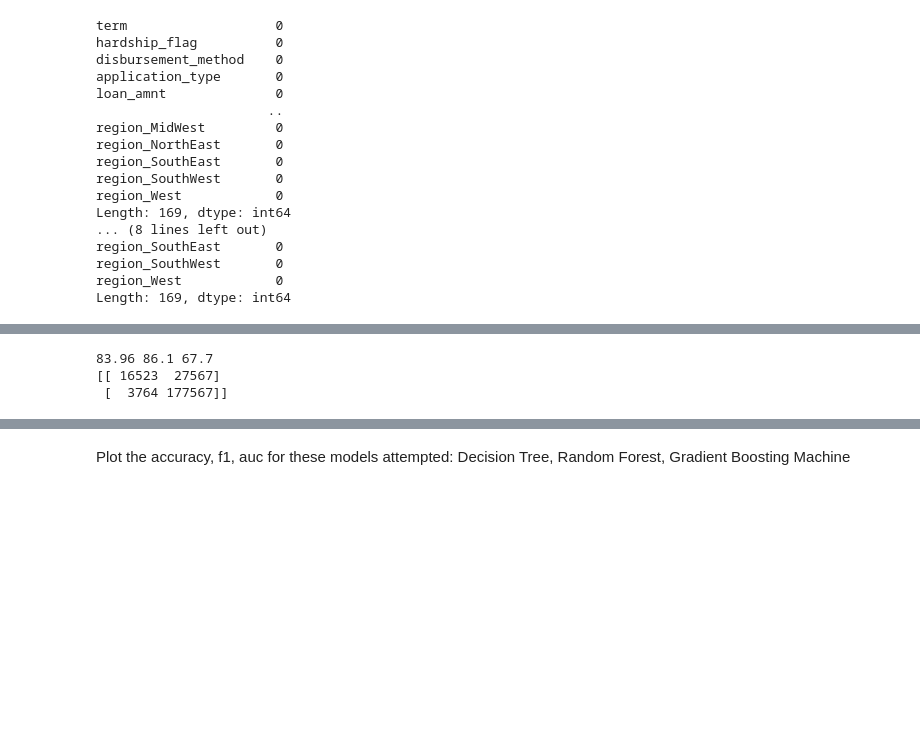
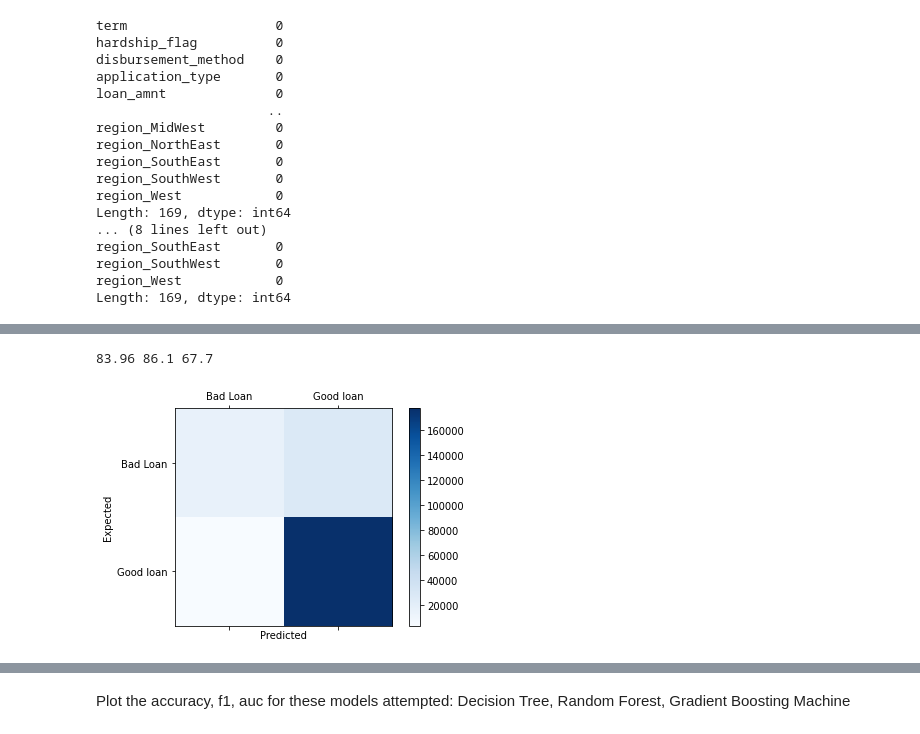
Before and after one commit to chihongtao91/loan_prediction, a Jupyter notebook: data_preprocess_modelling.ipynb, the cells around one changed output, grey strips where cells are left out. Drawn from its saved outputs; the diff is of its cells as text; code cells hidden in the pictures; blank space fills up the shorter version.

```diff
--- a/data_preprocess_modelling.ipynb
+++ b/data_preprocess_modelling.ipynb
@@ -1138,17 +1122,16 @@ model_result = model_result.append({'Model':'Random Forest','Accuracy':acc,'F1':
 # %%
 # Gradient Boosting Machine
 gbm = GradientBoostingClassifier()
 gbm.fit(x_train, y_train)
 y_pred = gbm.predict(x_test)
 f1 = round(f1_score(y_test, y_pred, average='weighted')*100, 2)
 acc = round(accuracy_score(y_test, y_pred)*100, 2)
 auc = round(roc_auc_score(y_test, y_pred)*100, 2)
 print (f1, acc, auc)
-print (confusion_matrix(y_test, y_pred))
+plot_confusion_matrix(confusion_matrix(y_test, y_pred))
 model_result = model_result.append({'Model':'Gradient Boosting Machine','Accuracy':acc,'F1':f1,'AUC':auc}, ignore_index=True)
 # %% [output]
 83.96 86.1 67.7
-[[ 16523  27567]
- [  3764 177567]]
+[figure, added]
 # %%
 # SVM with linear SGD training
```
Also changed, not shown: parts of 27 cells of this notebook.
